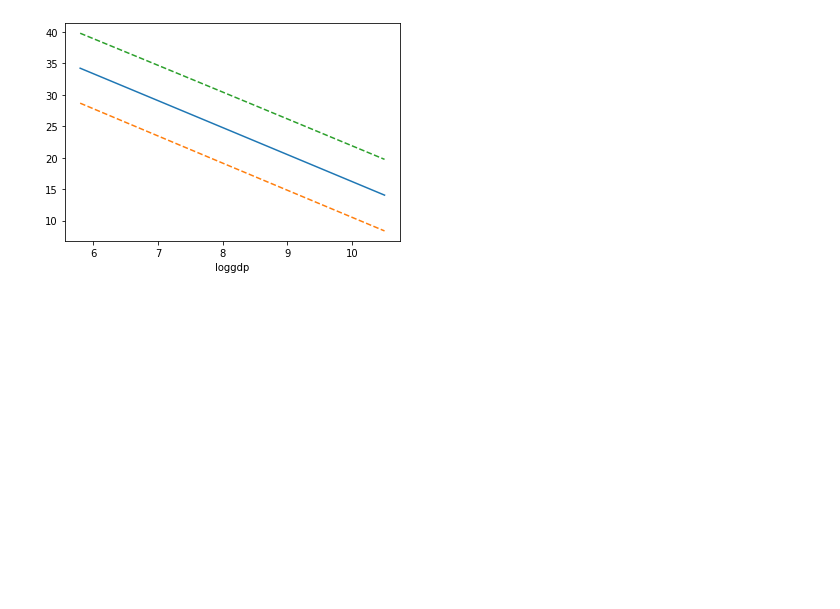
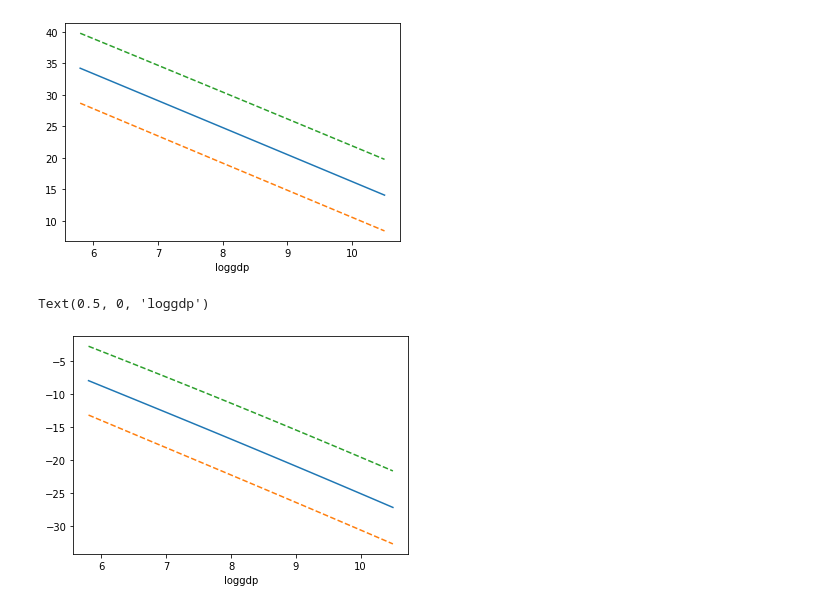
Before and after one commit to yahoochen97/GP_gradient, a Jupyter notebook: PIRI/AccountabilityInfantMortality_GPR.ipynb, the cells around one changed output. Saved outputs shown, nothing was run; the diff lists cells and outputs as text; code cells hidden in the pictures; blank space fills up the shorter version.

Commit message:
pred

```diff
--- a/PIRI/AccountabilityInfantMortality_GPR.ipynb
+++ b/PIRI/AccountabilityInfantMortality_GPR.ipynb
@@ -455,2 +441,25 @@ plot_x(x_idx=2, x_range=torch.linspace(5.8,10.5,101),x_name="loggdp")
 # %% [output]
 [figure]
+# %%
+model.load_state_dict(torch.load('AIM_GPR_model.pth'))
+
+model.eval()
+likelihood.eval()
+
+test_x = train_x[0:101].clone().detach().requires_grad_(False)
+for i in range(101):
+    test_x[i] = train_x[500].clone().detach().requires_grad_(True)
+test_x[:,2] = torch.linspace(5.8,10.5,101)
+
+with torch.no_grad(), gpytorch.settings.fast_pred_var():
+    out = model(test_x)
+    mu_f = out.mean.numpy()
+    lower, upper = out.confidence_region()
+
+plt.plot(test_x[:,2].detach().numpy(), mu_f)
+plt.plot(test_x[:,2].detach().numpy(), lower, '--')
+plt.plot(test_x[:,2].detach().numpy(), upper, '--')
+plt.xlabel("loggdp")
+# %% [output]
+Text(0.5, 0, 'loggdp')
+[figure, added]
```
Also changed, not shown: parts of 7 cells of this notebook, 1 other file.
